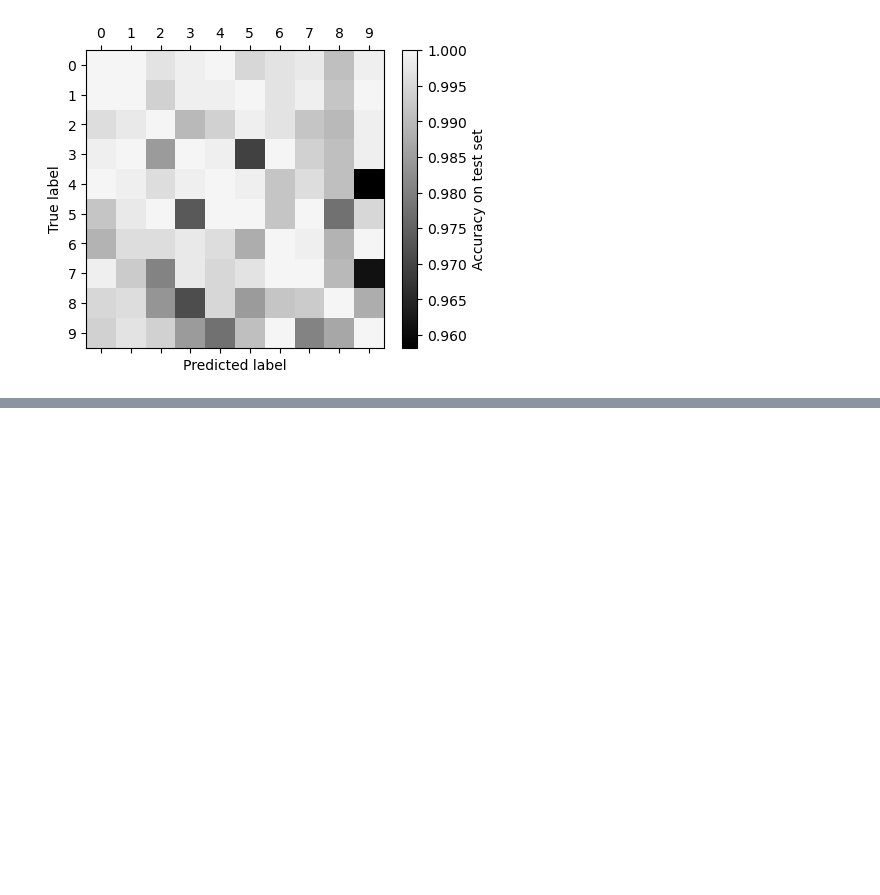
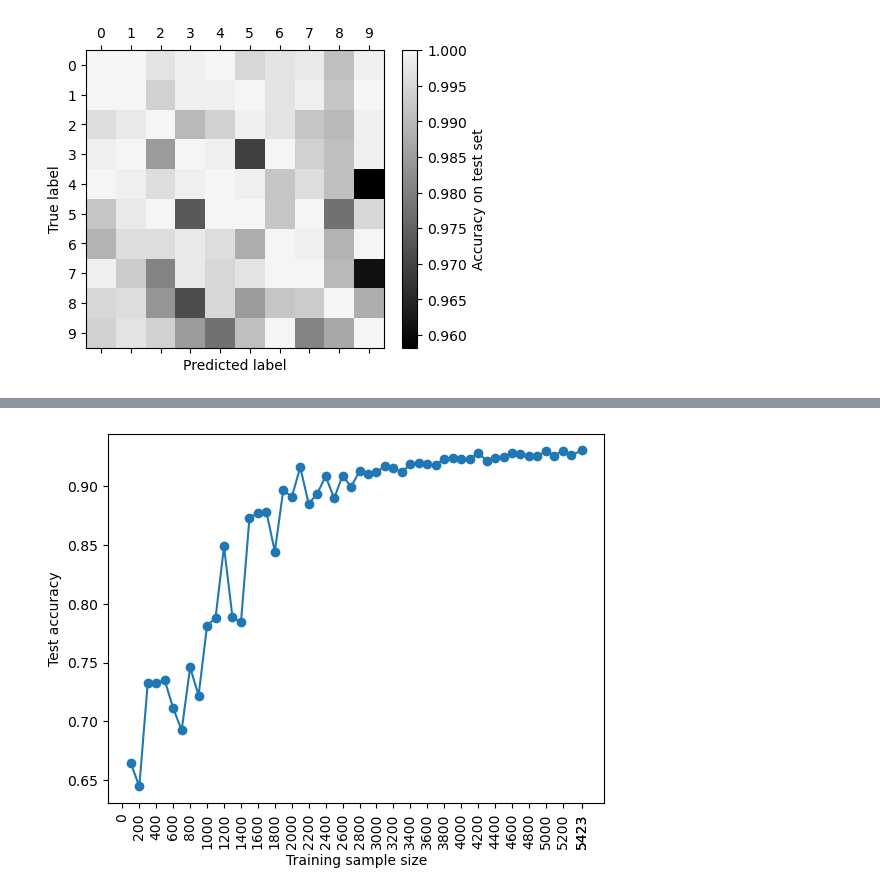
Before and after one commit to PaulHosek/MCM_classifier, a Jupyter notebook: Classifier_1/mcm/paper_plots/plots_confusion_matrix.ipynb, the cells around one changed output, grey strips where cells are left out. Drawn from its saved outputs; the diff is of its cells as text; code cells hidden in the pictures; blank space fills up the shorter version.

Commit message:
test accuracy single run over N done, need to do CI and different seeds

```diff
--- a/Classifier_1/mcm/paper_plots/plots_confusion_matrix.ipynb
+++ b/Classifier_1/mcm/paper_plots/plots_confusion_matrix.ipynb
@@ -111,0 +112,3 @@ plt.savefig("./img/confusion_testacc.png",dpi=300, bbox_inches="tight")
+# %%
+
+sample_sizes_all = list(np.arange(100,5400,100)) + [5423]
@@ -111,0 +158,7 @@ plt.savefig("./img/confusion_testacc.png",dpi=300, bbox_inches="tight")
+# %%
+import numpy as np
+
+file_path = '/Users/paulhosek/PycharmProjects/mcm/MCM_classifier/Classifier_1/mcm/paper_plots/test_accuracies_over_sample_sizes.txt'
+data = np.loadtxt(file_path)
+
+print(data)
@@ -111,0 +175,18 @@ plt.savefig("./img/confusion_testacc.png",dpi=300, bbox_inches="tight")
+# %%
+import matplotlib.pyplot as plt
+
+# Create the plot
+plt.plot(sample_sizes_all, data, marker='o')
+
+# Set the x-axis labels
+plt.xticks(sample_sizes_all, rotation=90)
+
+# Set the axis labels and title
+plt.xlabel('Training sample size')
+plt.ylabel('Test accuracy')
+plt.xticks([0]+sample_sizes_all[1::2] + [5423], rotation=90)
+
+# Show the plot
+plt.savefig("./img/test_accuracies_overN.png", dpi=300, bbox_inches="tight")
+# %% [output]
+[figure, added]
```
Also changed, not shown: parts of 11 cells of this notebook, 3 other files.
